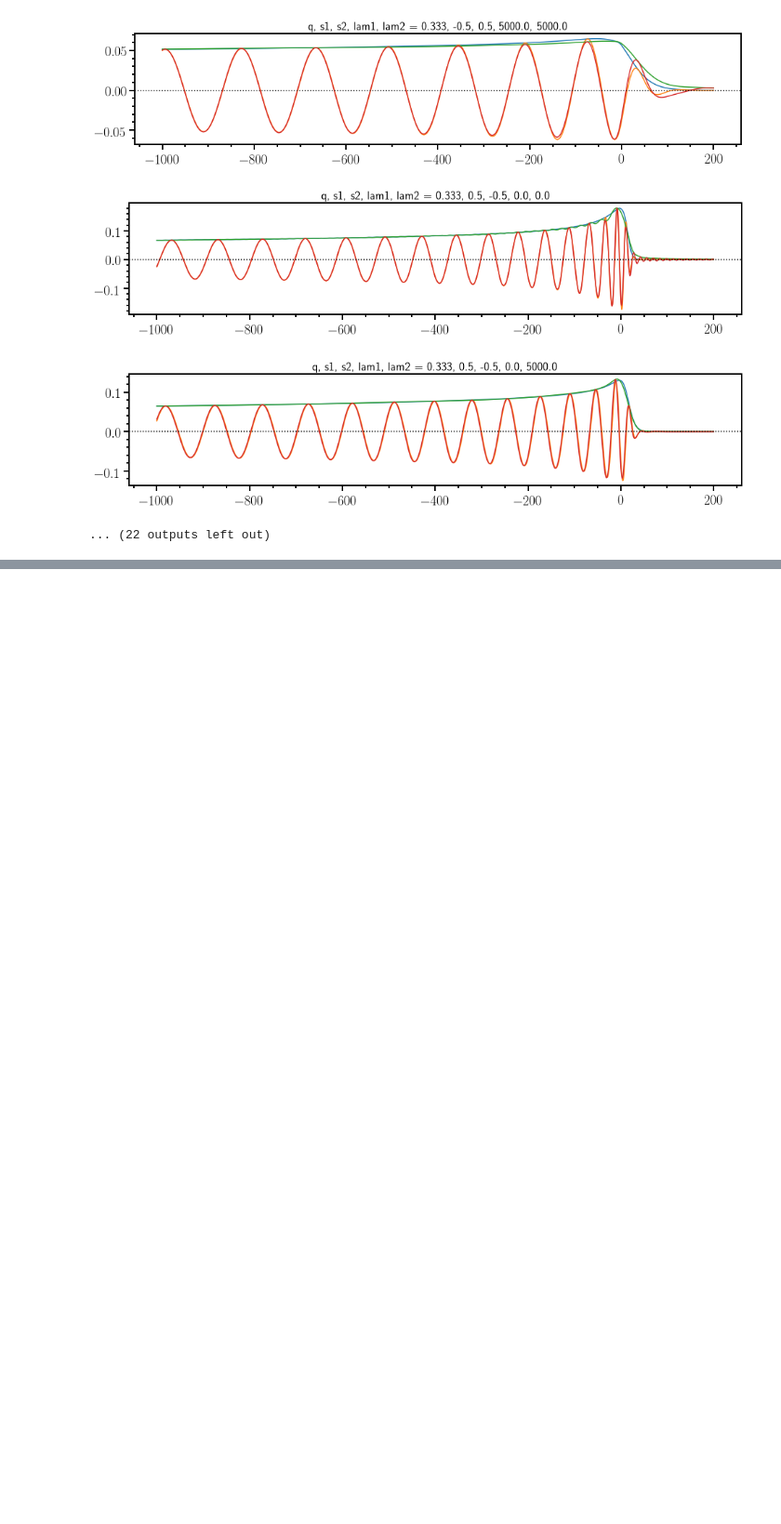
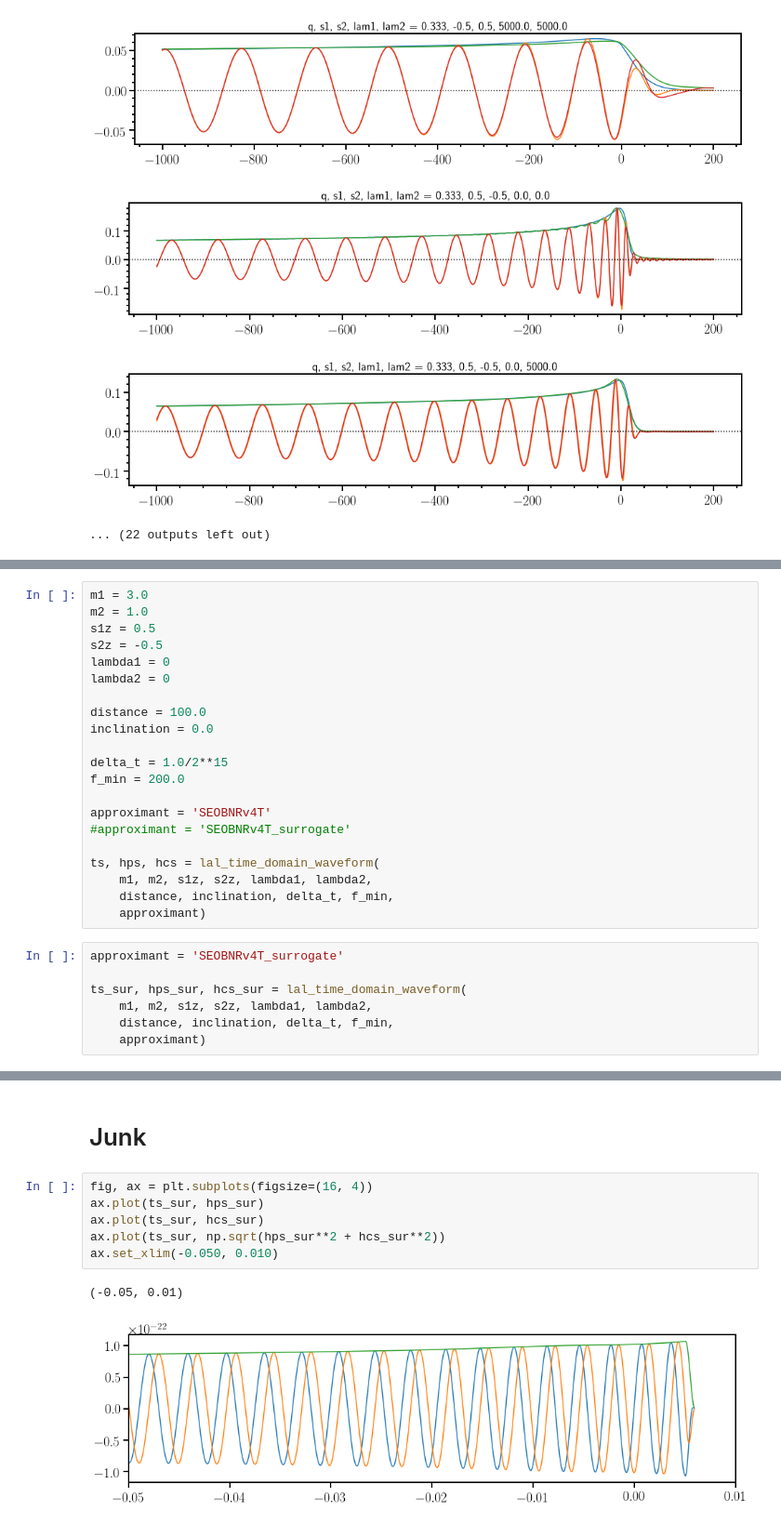
Before and after one commit to benjaminlackey/gpsurrogate, a Jupyter notebook: notebooks/EOBQM/IFFTSurrogate.ipynb, the cells around one changed output, grey strips where cells are left out. Shown at 93% size. Cells and saved outputs as stored; diff of their text form; blank space fills up the shorter version.

```diff
--- a/notebooks/EOBQM/IFFTSurrogate.ipynb
+++ b/notebooks/EOBQM/IFFTSurrogate.ipynb
@@ -512,0 +638,28 @@ for i in range(32):
+# %%
+m1 = 3.0
+m2 = 1.0
+s1z = 0.5
+s2z = -0.5
+lambda1 = 0
+lambda2 = 0
+
+distance = 100.0
+inclination = 0.0
+
+delta_t = 1.0/2**15
+f_min = 200.0
+
+approximant = 'SEOBNRv4T'
+#approximant = 'SEOBNRv4T_surrogate'
+
+ts, hps, hcs = lal_time_domain_waveform(
+    m1, m2, s1z, s2z, lambda1, lambda2,
+    distance, inclination, delta_t, f_min,
+    approximant)
+# %%
+approximant = 'SEOBNRv4T_surrogate'
+
+ts_sur, hps_sur, hcs_sur = lal_time_domain_waveform(
+    m1, m2, s1z, s2z, lambda1, lambda2,
+    distance, inclination, delta_t, f_min,
+    approximant)
@@ -512,0 +710,11 @@ for i in range(32):
+# %% [markdown]
+# Junk
+# %%
+fig, ax = plt.subplots(figsize=(16, 4))
+ax.plot(ts_sur, hps_sur)
+ax.plot(ts_sur, hcs_sur)
+ax.plot(ts_sur, np.sqrt(hps_sur**2 + hcs_sur**2))
+ax.set_xlim(-0.050, 0.010)
+# %% [output]
+(-0.05, 0.01)
+[figure, added]
```
Also changed, not shown: parts of 14 cells of this notebook, 2 other files.
